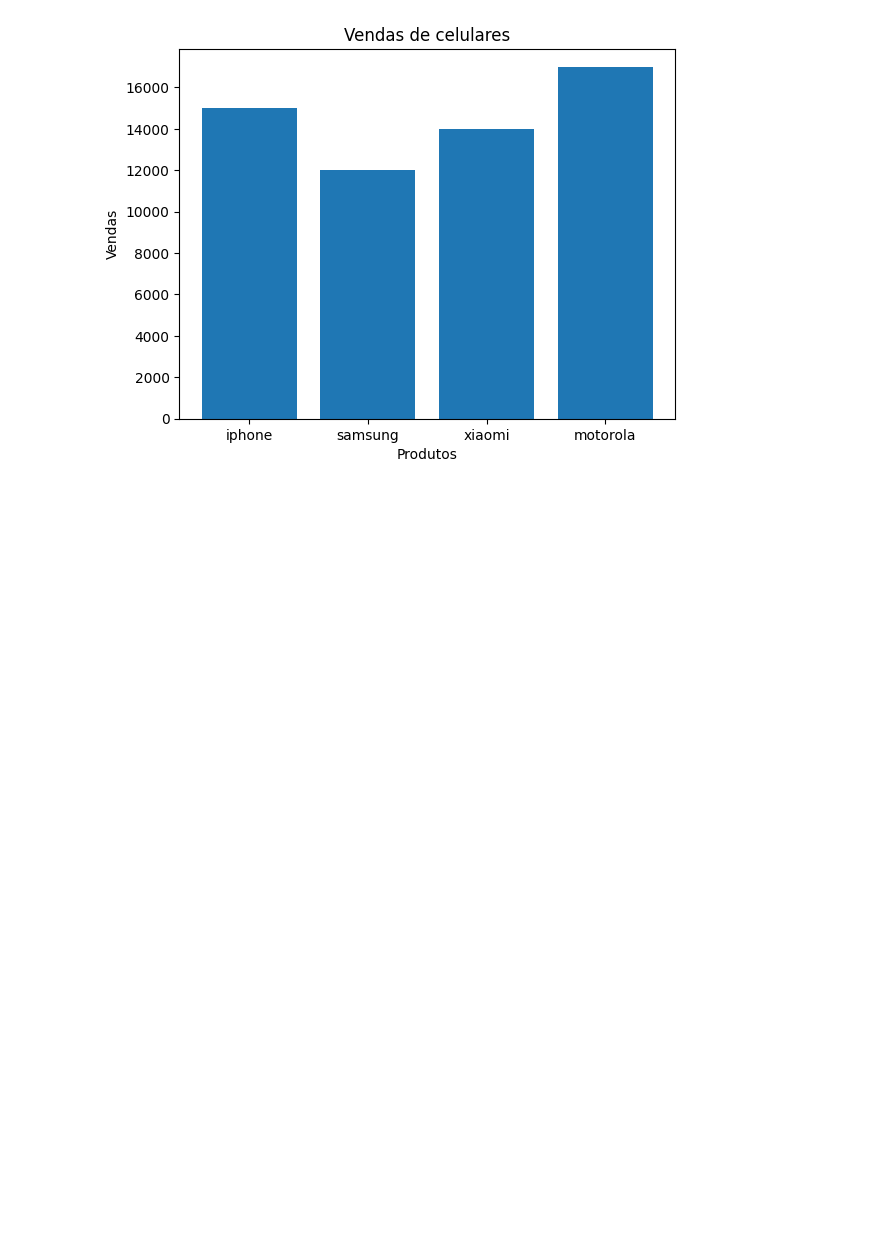
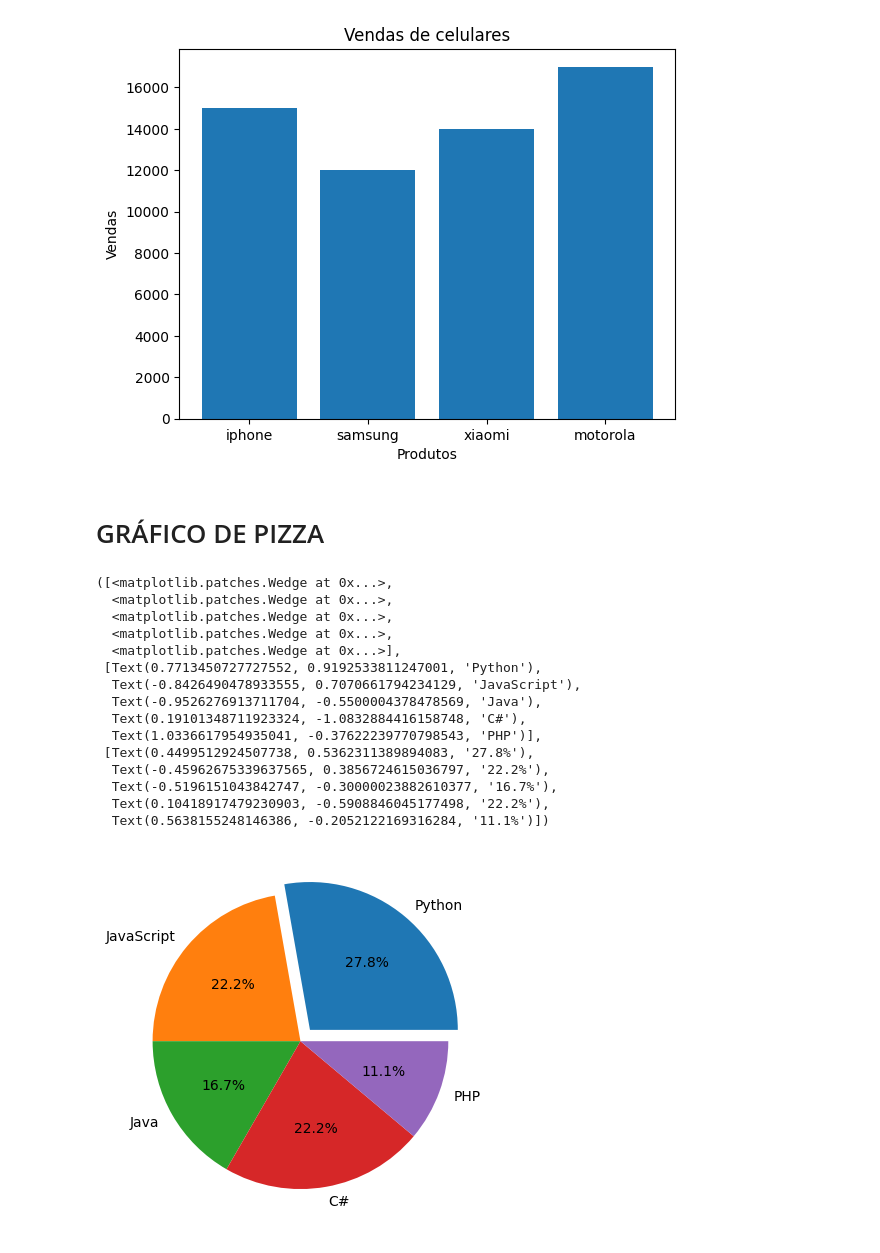
Before and after one commit to Afonso-eng/estudo_python, a Jupyter notebook: grafico_PO.ipynb, the cells around one changed output. Cells and saved outputs as stored; diff of their text form; code cells hidden in the pictures; blank space fills up the shorter version.

```diff
--- a/grafico_PO.ipynb
+++ b/grafico_PO.ipynb
@@ -29,3 +29,29 @@ ax.set_ylabel('Vendas')
 plt.show()
 # %% [output]
 [figure]
+# %% [markdown]
+# GRÁFICO DE PIZZA
+# %%
+import matplotlib.pyplot as plt
+categorias = ['Python', 'JavaScript', 'Java', 'C#', 'PHP']
+quatidades = [25, 20, 15, 20, 10]
+destacados = [True, False, False, True, False]
+fig, ax = plt.subplots()
+ax.pie(quatidades, labels=categorias, autopct='%1.1f%%', explode=[0.1, 0, 0, 0, 0])
+# %% [output]
+([<matplotlib.patches.Wedge at 0x...>,
+  <matplotlib.patches.Wedge at 0x...>,
+  <matplotlib.patches.Wedge at 0x...>,
+  <matplotlib.patches.Wedge at 0x...>,
+  <matplotlib.patches.Wedge at 0x...>],
+ [Text(0.7713450727727552, 0.9192533811247001, 'Python'),
+  Text(-0.8426490478933555, 0.7070661794234129, 'JavaScript'),
+  Text(-0.9526276913711704, -0.5500004378478569, 'Java'),
+  Text(0.19101348711923324, -1.0832884416158748, 'C#'),
+  Text(1.0336617954935041, -0.37622239770798543, 'PHP')],
+ [Text(0.4499512924507738, 0.5362311389894083, '27.8%'),
+  Text(-0.45962675339637565, 0.3856724615036797, '22.2%'),
+  Text(-0.5196151043842747, -0.30000023882610377, '16.7%'),
+  Text(0.10418917479230903, -0.5908846045177498, '22.2%'),
+  Text(0.5638155248146386, -0.2052122169316284, '11.1%')])
+[figure, added]
```
Also changed, not shown: parts of 1 cell of this notebook, 1 other file.
